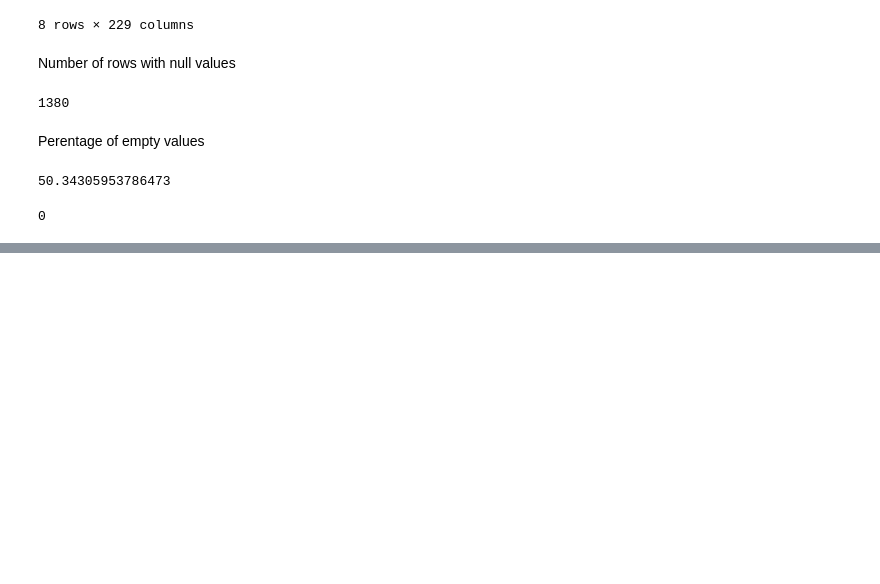
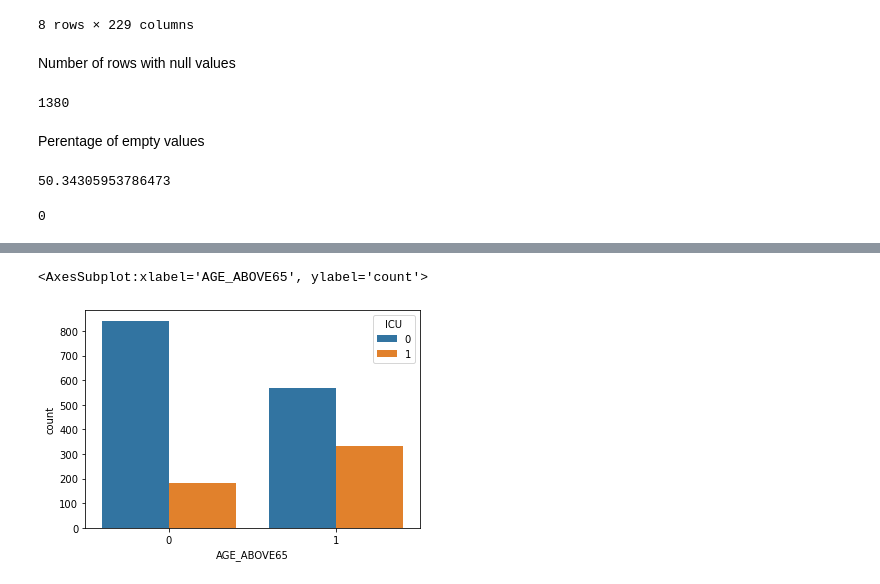
Before and after one commit to gusAGR/machine-learning-tfg, a Jupyter notebook: notebooks/Sirio_Libanes.ipynb, the cells around one changed output, grey strips where cells are left out. Saved outputs shown, nothing was run; the diff lists cells and outputs as text; code cells hidden in the pictures; blank space fills up the shorter version.

```diff
--- a/notebooks/Sirio_Libanes.ipynb
+++ b/notebooks/Sirio_Libanes.ipynb
@@ -52,0 +74,5 @@ data.isnull().all(axis=1).sum()
+# %%
+sns.countplot(x='AGE_ABOVE65', hue='ICU', data=data)
+# %% [output]
+<AxesSubplot:xlabel='AGE_ABOVE65', ylabel='count'>
+[figure, added]
```
Also changed, not shown: parts of 18 cells of this notebook.
